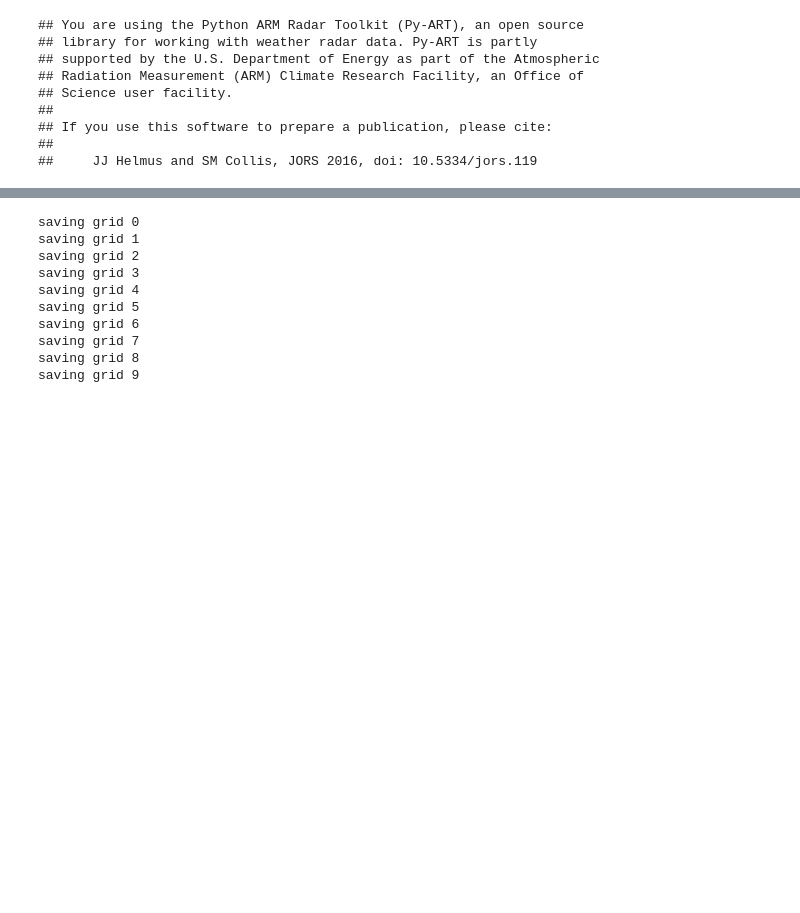
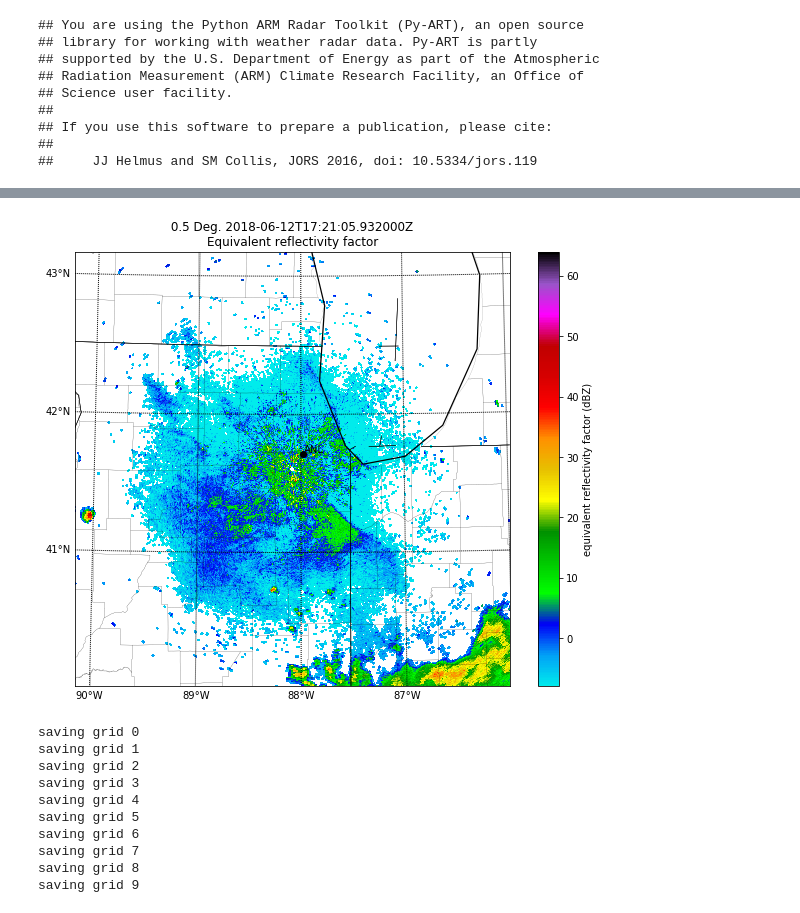
Before and after one commit to EVS-ATMOS/chicago-nowcast, a Jupyter notebook: notebooks/klot_radar_scans.ipynb, the cells around one changed output, grey strips where cells are left out. Drawn from its saved outputs; the diff is of its cells as text; code cells hidden in the pictures; blank space fills up the shorter version.

```diff
--- a/notebooks/klot_radar_scans.ipynb
+++ b/notebooks/klot_radar_scans.ipynb
@@ -68,25 +79,27 @@ aws_radar, keys = get_current_scan('KLOT', key_index=-10)
 # %%
 #animating using matplotlib and pyart
 def animate(nframe):
     plt.clf()
     localfile = tempfile.NamedTemporaryFile()
     aws_radar.download_file(keys[nframe], localfile.name)
     radar = pyart.io.read(localfile.name)
     display = pyart.graph.RadarMapDisplay(radar)
     # Delete radar after use to save memory.
     del radar
     display.plot_ppi_map('reflectivity', sweep=0, resolution='l',
                          vmin=-8, vmax=64, mask_outside=False,
                          fig=fig, width=350000, height=350000)
     display.basemap.drawcounties()
     display.plot_point(-87.981810, 41.713969 , label_text='ANL', color='k')
-    display.plot_point(-88.25722, 41.83194, label_text='FNAL', color ='k')
 fig = plt.figure(figsize=(10, 8))
 anim_klot = animation.FuncAnimation(fig, animate,
                                     frames=len(keys))
-anim_klot.save('reflectivity_animation.gif',
+anim_klot.save(out_path_dir+'/reflectivity_animation.gif',
                writer='imagemagick', fps=2)
+plt.show()
 plt.close()
+# %% [output]
+[figure, added]
 # %%
 #turing the data into grid data and saving it to a folder
 def get_grid(aws_radar, key):
```
Also changed, not shown: parts of 11 cells of this notebook.
